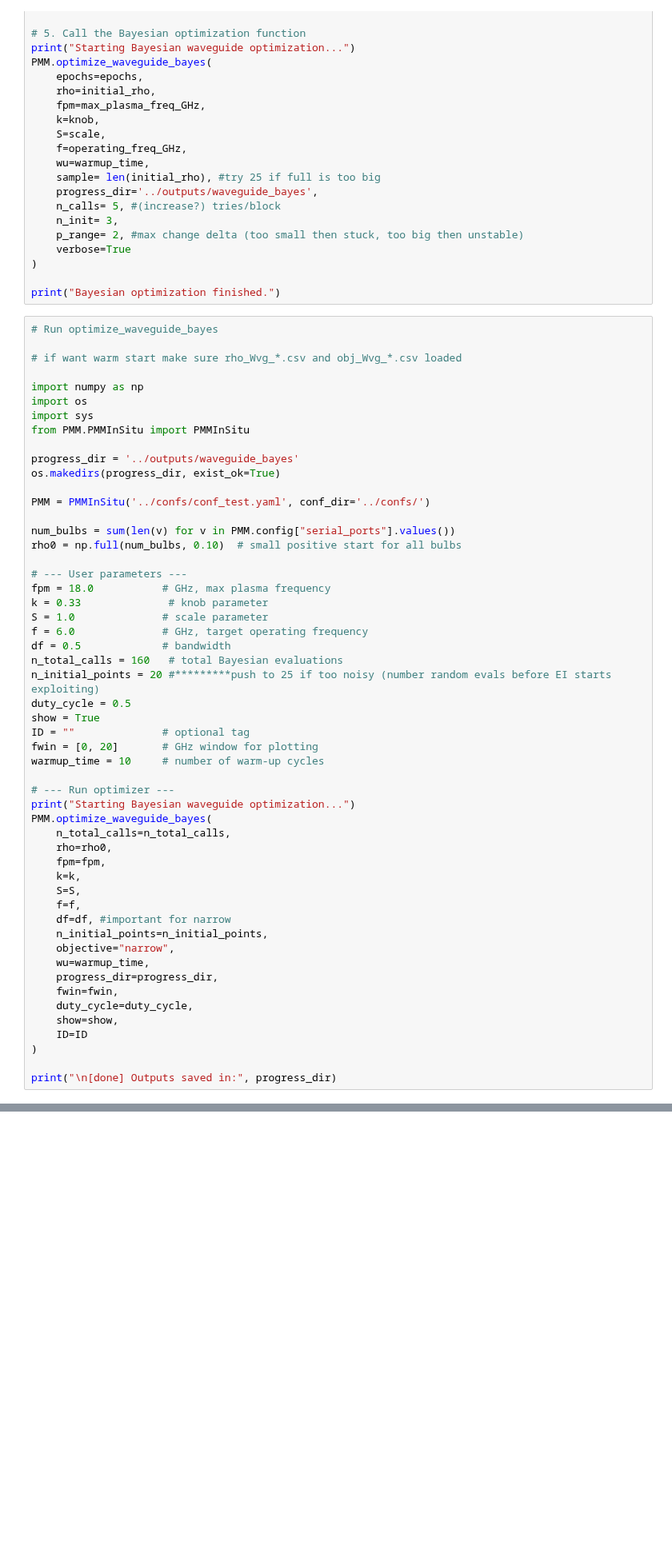
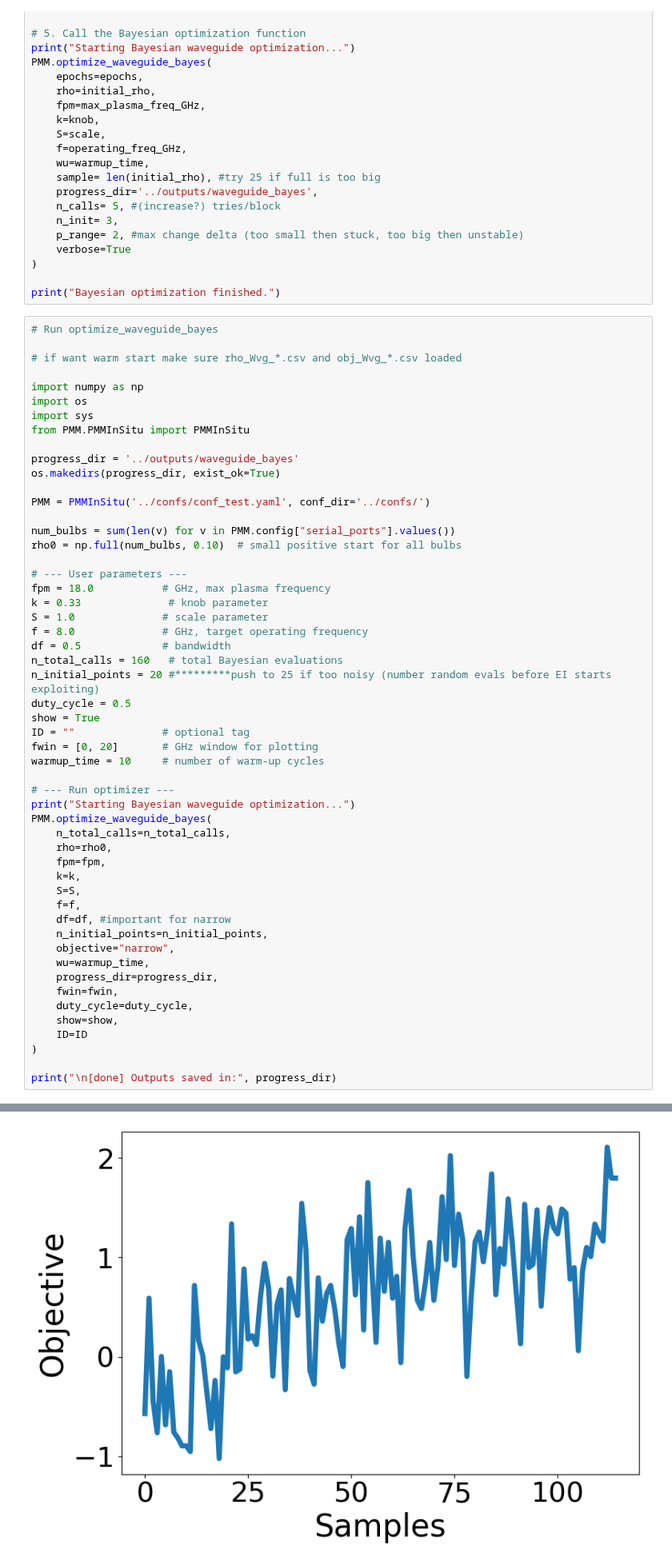
Before and after one commit to Strongly-Coupled-Systems-Lab/PMM, a Jupyter notebook: scripts/debug_copy2.ipynb, the cells around one changed output, grey strips where cells are left out. Shown at 80% size. Cells and saved outputs as stored; diff of their text form; blank space fills up the shorter version.

```diff
--- a/scripts/debug_copy2.ipynb
+++ b/scripts/debug_copy2.ipynb
@@ -581,7 +581,7 @@ rho0 = np.full(num_bulbs, 0.10)  # small positive start for all bulbs
 fpm = 18.0           # GHz, max plasma frequency
 k = 0.33              # knob parameter
 S = 1.0              # scale parameter
-f = 6.0              # GHz, target operating frequency
+f = 8.0              # GHz, target operating frequency
 df = 0.5             # bandwidth
 n_total_calls = 160   # total Bayesian evaluations
 n_initial_points = 20 #*********push to 25 if too noisy (number random evals before EI starts exploiting)
@@ -612,3 +612,4 @@ PMM.optimize_waveguide_bayes(
 )
 
 print("\n[done] Outputs saved in:", progress_dir)
+# %% [output]
@@ -615,3 +629,4 @@ print("\n[done] Outputs saved in:", progress_dir)
+[figure, added]
 # %%
 # #checking params from workstation
 # import numpy as np
```
Also changed, not shown: parts of 1 cell of this notebook, 5 other files.
